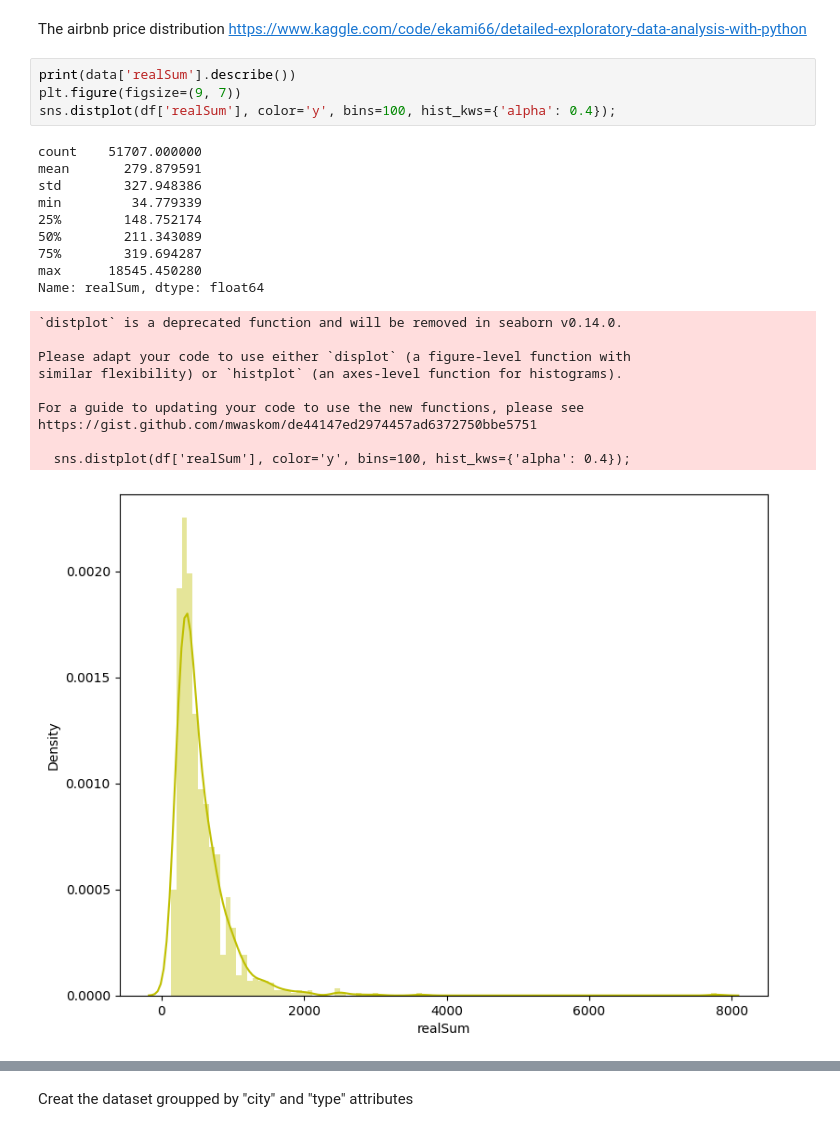
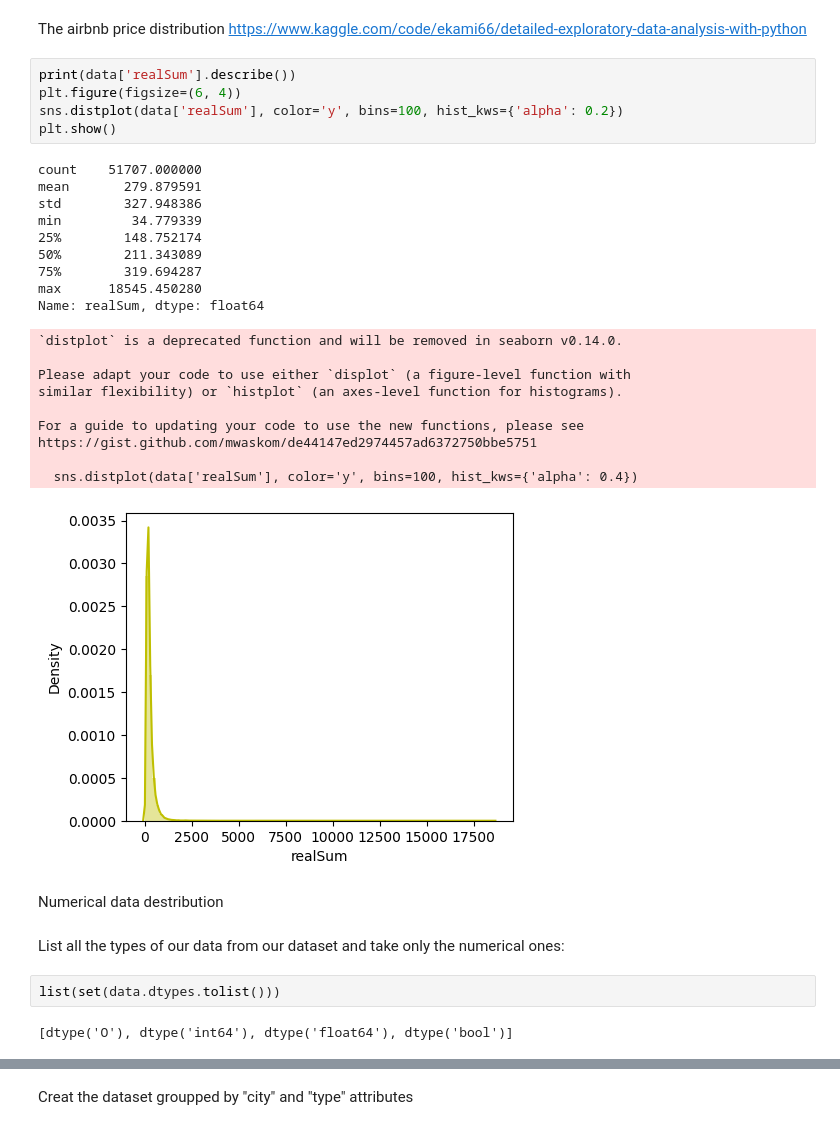
Before and after one commit to Liliia-Aliakberova/MachineLearningProject, a Jupyter notebook: Exploratory.ipynb, the cells around one changed output, grey strips where cells are left out. Saved outputs shown, nothing was run; the diff lists cells and outputs as text.

```diff
--- a/Exploratory.ipynb
+++ b/Exploratory.ipynb
@@ -207,25 +214,34 @@ sns.heatmap(data.corr(numeric_only=True))
 The airbnb price distribution https://www.kaggle.com/code/ekami66/detailed-exploratory-data-analysis-with-python
 # %%
 print(data['realSum'].describe())
-plt.figure(figsize=(9, 7))
-sns.distplot(df['realSum'], color='y', bins=100, hist_kws={'alpha': 0.4});
+plt.figure(figsize=(6, 4))
+sns.distplot(data['realSum'], color='y', bins=100, hist_kws={'alpha': 0.2})
+plt.show()
 # %% [output]
 count    51707.000000
 mean       279.879591
 std        327.948386
 min         34.779339
 25%        148.752174
 50%        211.343089
 75%        319.694287
 max      18545.450280
 Name: realSum, dtype: float64
 `distplot` is a deprecated function and will be removed in seaborn v0.14.0.
 
 Please adapt your code to use either `displot` (a figure-level function with
 similar flexibility) or `histplot` (an axes-level function for histograms).
 
 For a guide to updating your code to use the new functions, please see
 https://gist.github.com/mwaskom/de44147ed2974457ad6372750bbe5751
 
-  sns.distplot(df['realSum'], color='y', bins=100, hist_kws={'alpha': 0.4});
+  sns.distplot(data['realSum'], color='y', bins=100, hist_kws={'alpha': 0.4})
-[figure, old version]
+[figure, new version]
+# %% [markdown]
+Numerical data destribution
+# %% [markdown]
+List all the types of our data from our dataset and take only the numerical ones:
+# %%
+list(set(data.dtypes.tolist()))
+# %% [output]
+[dtype('O'), dtype('int64'), dtype('float64'), dtype('bool')]
```
Also changed, not shown: parts of 14 cells of this notebook, 1 other file.
